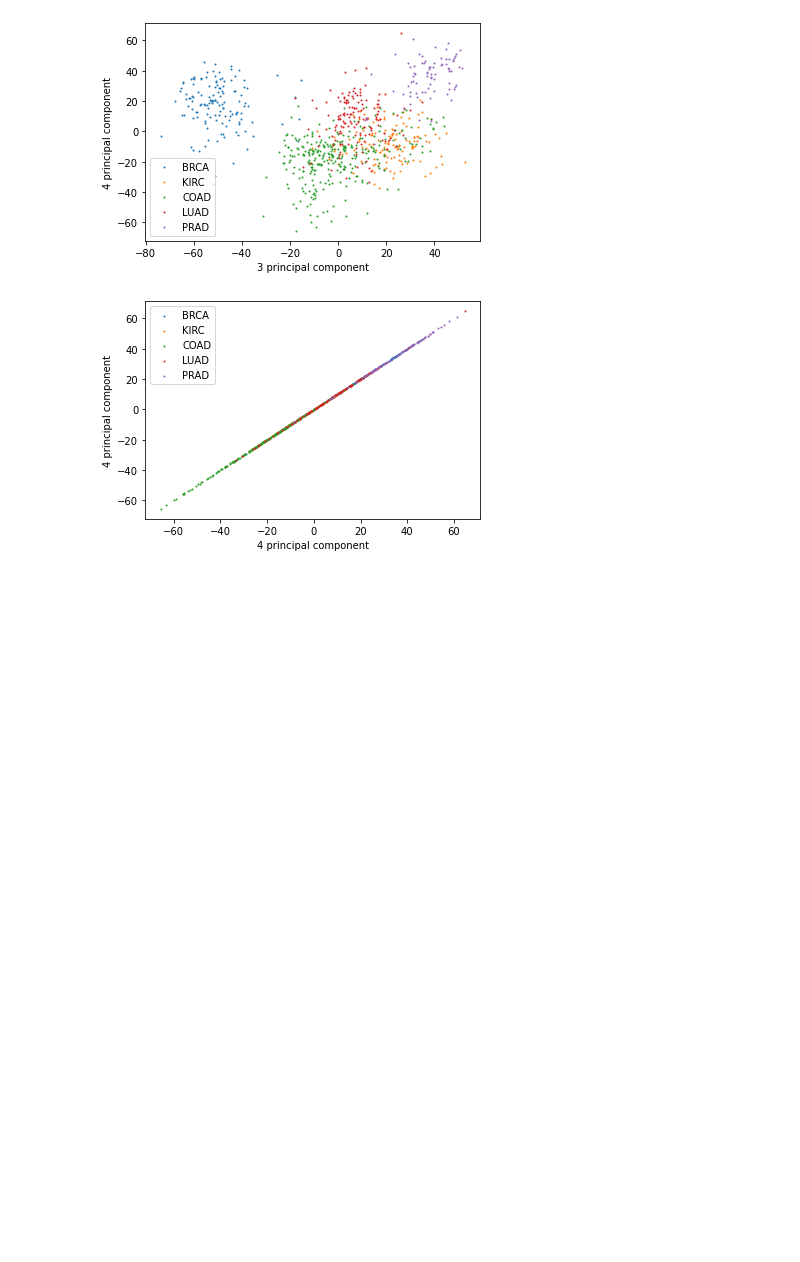
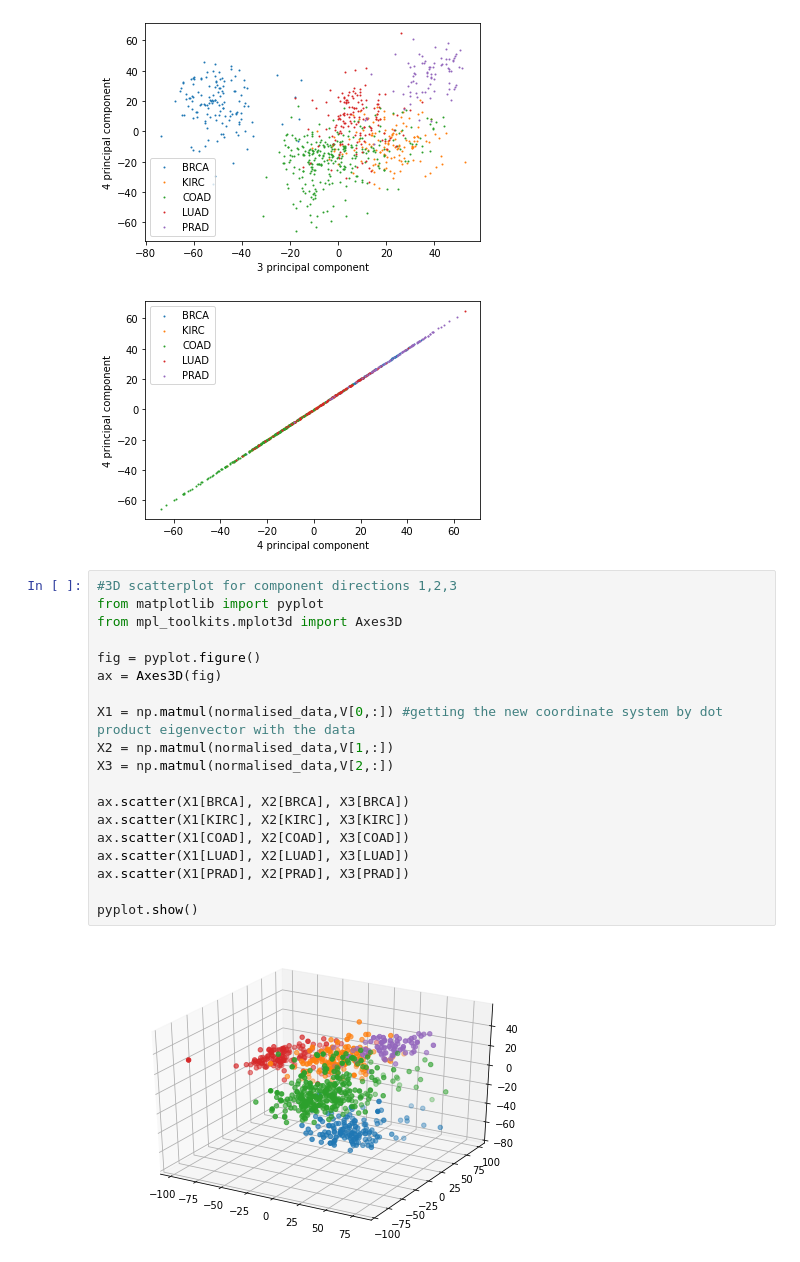
Before and after one commit to FirmLeelayana/principal-component-analysis-gene, a Jupyter notebook: gene_PCA_dimensionality_reduction.ipynb, the cells around one changed output. Saved outputs shown, nothing was run; the diff lists cells and outputs as text; blank space fills up the shorter version.

```diff
--- a/gene_PCA_dimensionality_reduction.ipynb
+++ b/gene_PCA_dimensionality_reduction.ipynb
@@ -214,3 +214,24 @@ createScatter(4,4)
 [figure]
 [figure]
 [figure]
+# %%
+#3D scatterplot for component directions 1,2,3
+from matplotlib import pyplot
+from mpl_toolkits.mplot3d import Axes3D
+
+fig = pyplot.figure()
+ax = Axes3D(fig)
+
+X1 = np.matmul(normalised_data,V[0,:]) #getting the new coordinate system by dot product eigenvector with the data
+X2 = np.matmul(normalised_data,V[1,:])
+X3 = np.matmul(normalised_data,V[2,:])
+
+ax.scatter(X1[BRCA], X2[BRCA], X3[BRCA])
+ax.scatter(X1[KIRC], X2[KIRC], X3[KIRC])
+ax.scatter(X1[COAD], X2[COAD], X3[COAD])
+ax.scatter(X1[LUAD], X2[LUAD], X3[LUAD])
+ax.scatter(X1[PRAD], X2[PRAD], X3[PRAD])
+
+pyplot.show()
+# %% [output]
+[figure, added]
```
